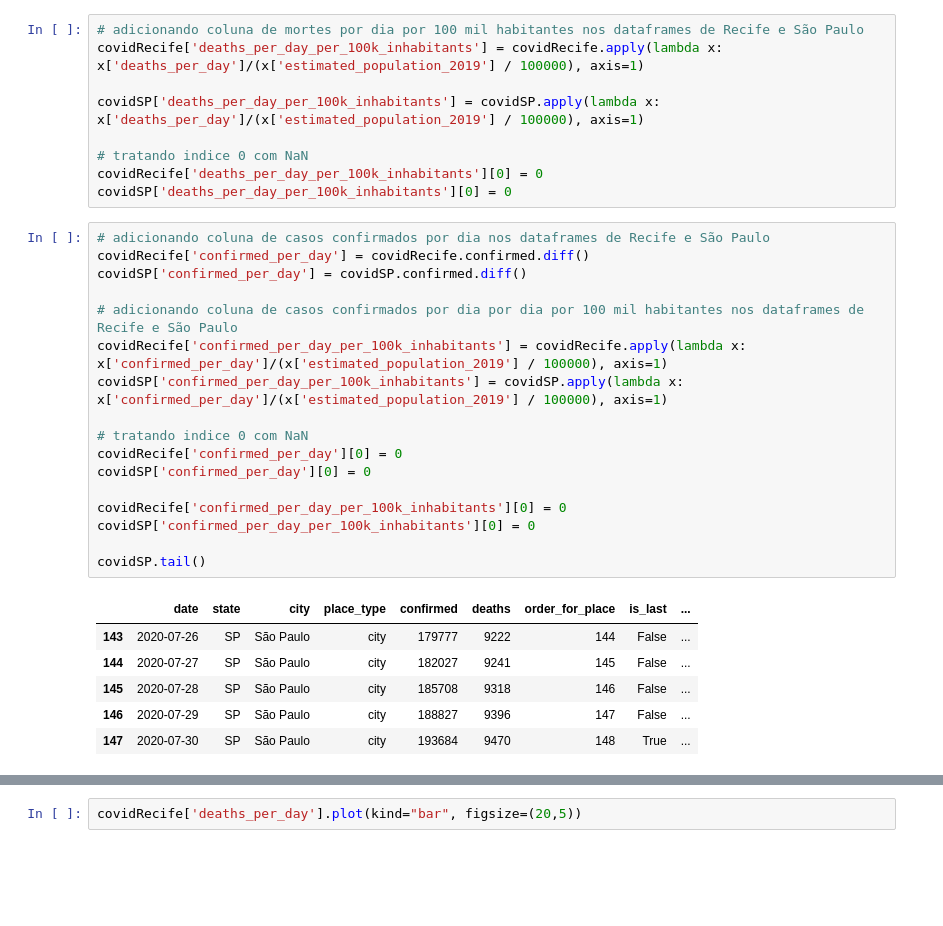
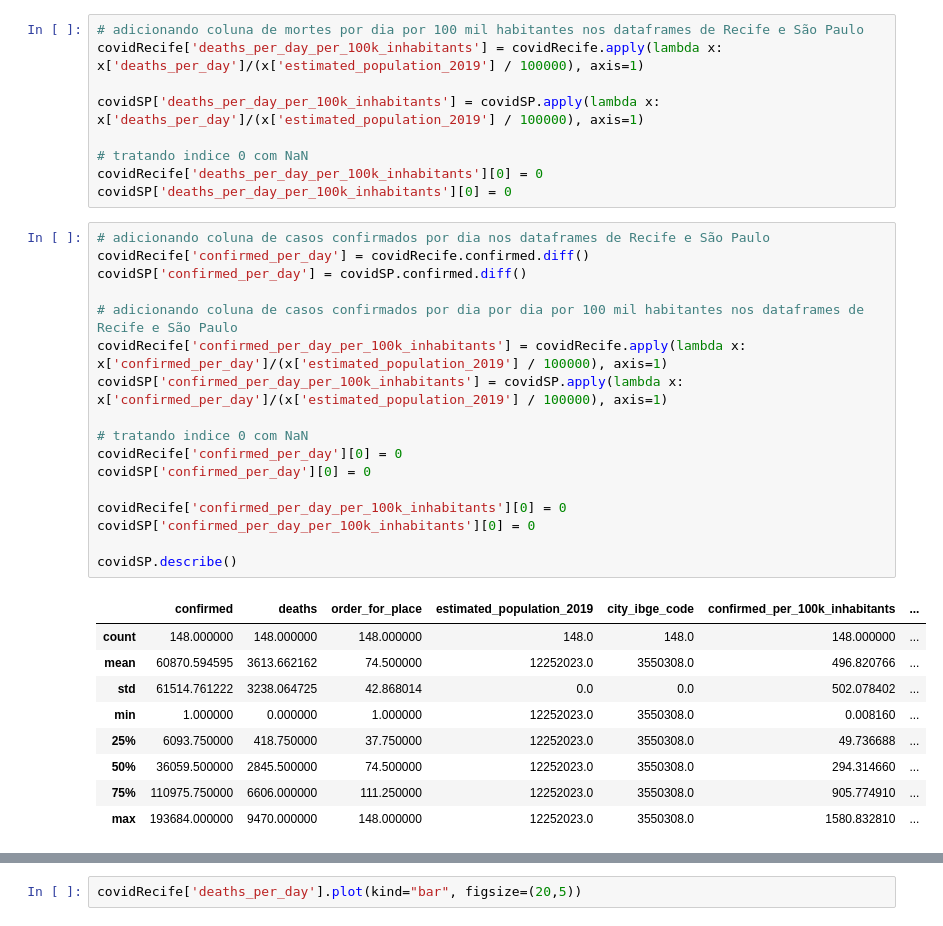
Before and after one commit to mathlimma/data-science-project-1, a Jupyter notebook: covid19.ipynb, the cells around one changed output, grey strips where cells are left out. Cells and saved outputs as stored; diff of their text form; blank space fills up the shorter version.

```diff
--- a/covid19.ipynb
+++ b/covid19.ipynb
@@ -207,24 +191,27 @@ covidSP['deaths_per_day_per_100k_inhabitants'][0] = 0
 # %%
 # adicionando coluna de casos confirmados por dia nos dataframes de Recife e São Paulo
 covidRecife['confirmed_per_day'] = covidRecife.confirmed.diff()
 covidSP['confirmed_per_day'] = covidSP.confirmed.diff()
 
 # adicionando coluna de casos confirmados por dia por dia por 100 mil habitantes nos dataframes de Recife e São Paulo
 covidRecife['confirmed_per_day_per_100k_inhabitants'] = covidRecife.apply(lambda x: x['confirmed_per_day']/(x['estimated_population_2019'] / 100000), axis=1)
 covidSP['confirmed_per_day_per_100k_inhabitants'] = covidSP.apply(lambda x: x['confirmed_per_day']/(x['estimated_population_2019'] / 100000), axis=1)
 
 # tratando indice 0 com NaN
 covidRecife['confirmed_per_day'][0] = 0
 covidSP['confirmed_per_day'][0] = 0
 
 covidRecife['confirmed_per_day_per_100k_inhabitants'][0] = 0
 covidSP['confirmed_per_day_per_100k_inhabitants'][0] = 0
 
-covidSP.tail()
+covidSP.describe()
 # %% [output]
-|  | date | state | city | place_type | confirmed | deaths | order_for_place | is_last | ... |
-| 143 | 2020-07-26 | SP | São Paulo | city | 179777 | 9222 | 144 | False | ... |
-| 144 | 2020-07-27 | SP | São Paulo | city | 182027 | 9241 | 145 | False | ... |
-| 145 | 2020-07-28 | SP | São Paulo | city | 185708 | 9318 | 146 | False | ... |
-| 146 | 2020-07-29 | SP | São Paulo | city | 188827 | 9396 | 147 | False | ... |
-| 147 | 2020-07-30 | SP | São Paulo | city | 193684 | 9470 | 148 | True | ... |
+|  | confirmed | deaths | order_for_place | estimated_population_2019 | city_ibge_code | confirmed_per_100k_inhabitants | ... |
+| count | 148.000000 | 148.000000 | 148.000000 | 148.0 | 148.0 | 148.000000 | ... |
+| mean | 60870.594595 | 3613.662162 | 74.500000 | 12252023.0 | 3550308.0 | 496.820766 | ... |
+| std | 61514.761222 | 3238.064725 | 42.868014 | 0.0 | 0.0 | 502.078402 | ... |
+| min | 1.000000 | 0.000000 | 1.000000 | 12252023.0 | 3550308.0 | 0.008160 | ... |
+| 25% | 6093.750000 | 418.750000 | 37.750000 | 12252023.0 | 3550308.0 | 49.736688 | ... |
+| 50% | 36059.500000 | 2845.500000 | 74.500000 | 12252023.0 | 3550308.0 | 294.314660 | ... |
+| 75% | 110975.750000 | 6606.000000 | 111.250000 | 12252023.0 | 3550308.0 | 905.774910 | ... |
+| max | 193684.000000 | 9470.000000 | 148.000000 | 12252023.0 | 3550308.0 | 1580.832810 | ... |
```
Also changed, not shown: parts of 13 cells of this notebook, 1 other file.
